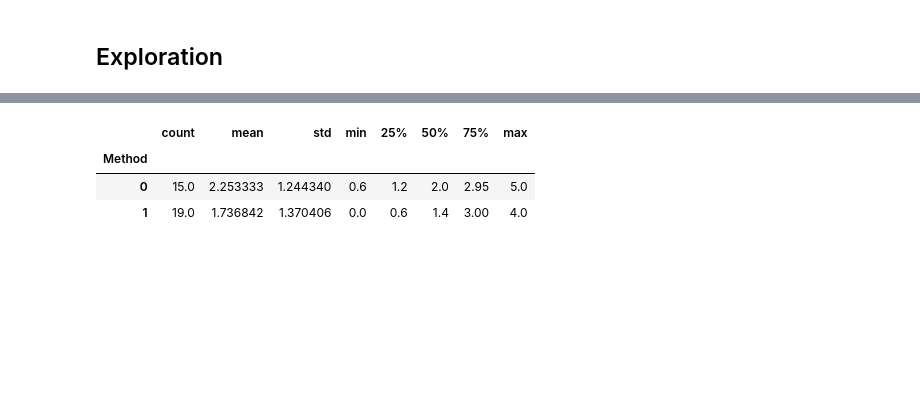
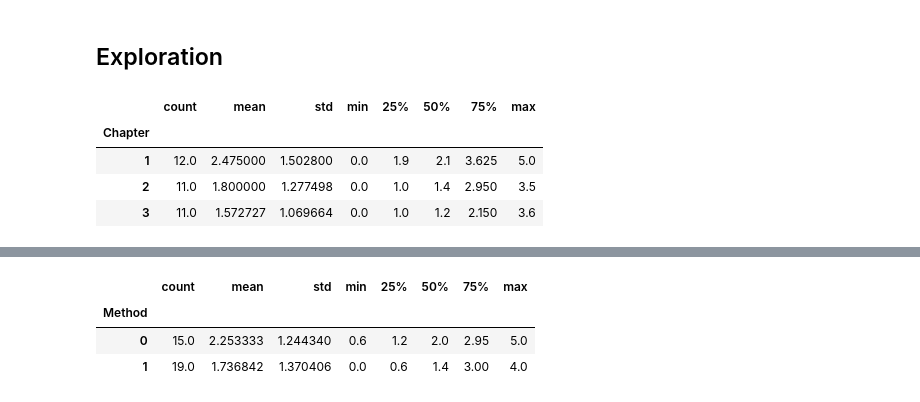
Before and after one commit to mbovel/dela-analysis, a Jupyter notebook: notebooks/02-quizz-results-analysis.ipynb, the cells around one changed output, grey strips where cells are left out. Cells and saved outputs as stored; diff of their text form; code cells hidden in the pictures; blank space fills up the shorter version.

```diff
--- a/notebooks/02-quizz-results-analysis.ipynb
+++ b/notebooks/02-quizz-results-analysis.ipynb
@@ -30,3 +28,11 @@ beaulieu_data = read_dataframe("beaulieu")
 data = pd.concat([piccard_data, beaulieu_data])
 # %% [markdown]
 ## Exploration
+# %%
+data.groupby('Chapter').Score.describe()
+# %% [output]
+|  | count | mean | std | min | 25% | 50% | 75% | max |
+| Chapter |  |  |  |  |  |  |  |  |
+| 1 | 12.0 | 2.475000 | 1.502800 | 0.0 | 1.9 | 2.1 | 3.625 | 5.0 |
+| 2 | 11.0 | 1.800000 | 1.277498 | 0.0 | 1.0 | 1.4 | 2.950 | 3.5 |
+| 3 | 11.0 | 1.572727 | 1.069664 | 0.0 | 1.0 | 1.2 | 2.150 | 3.6 |
```
Also changed, not shown: parts of 8 cells of this notebook, 3 other files.
